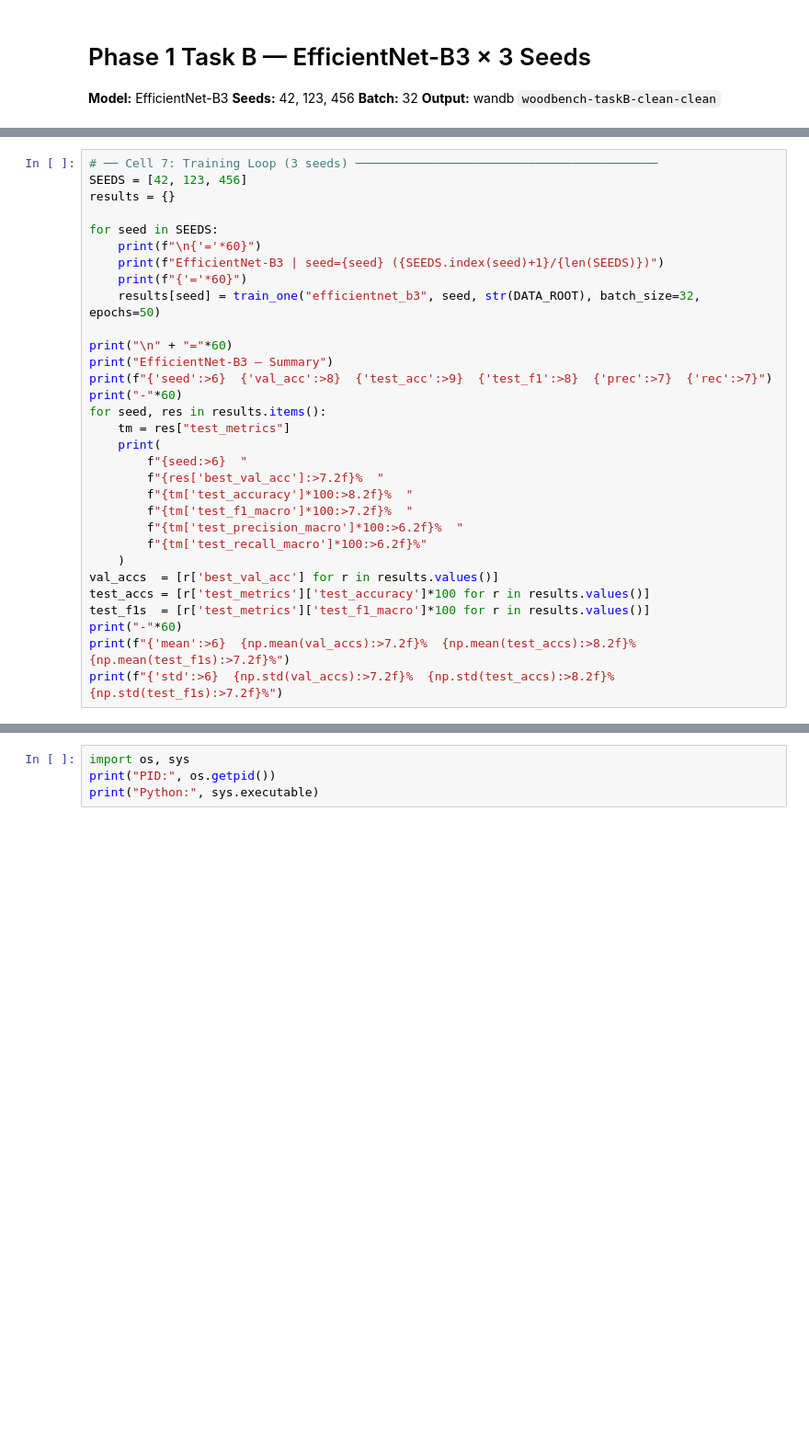
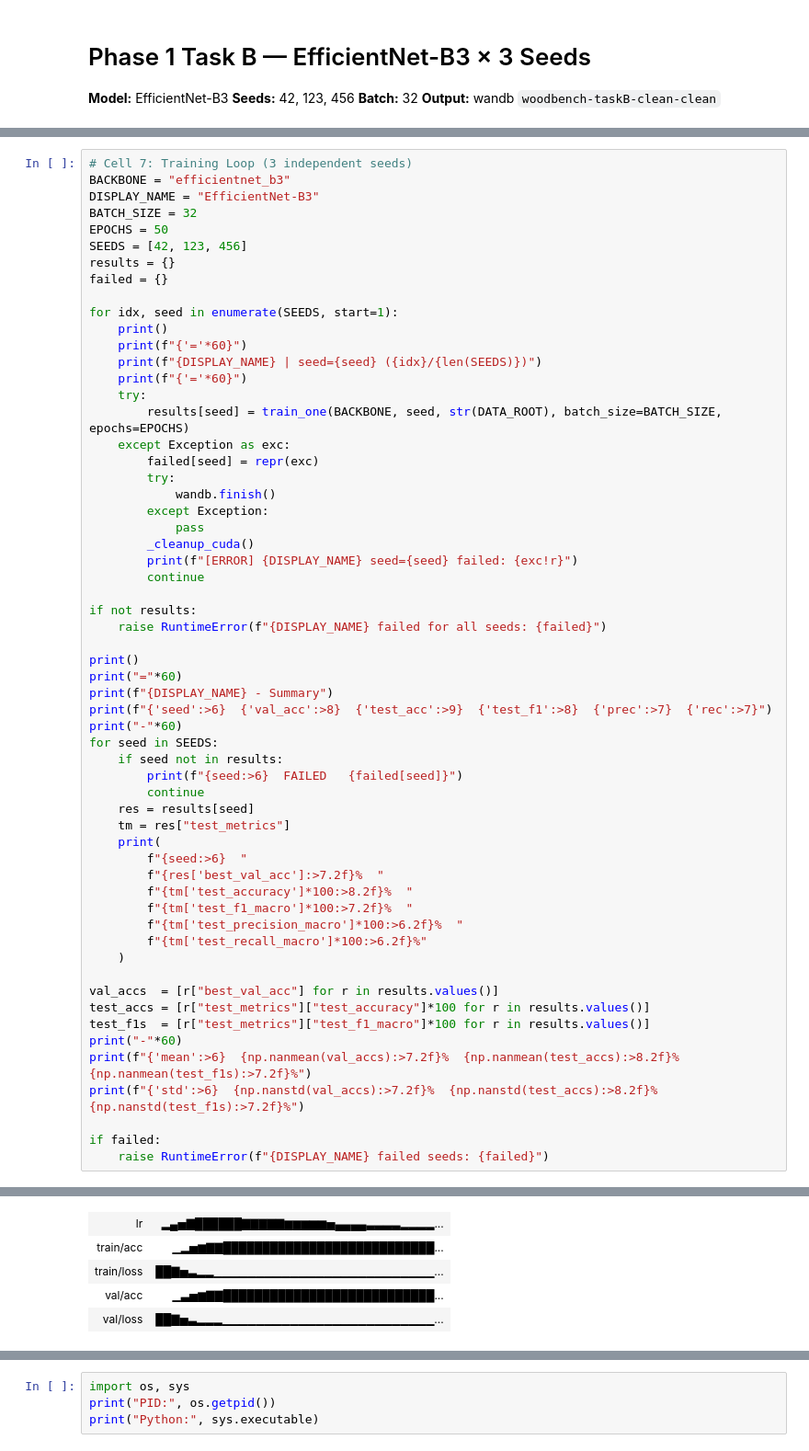
Before and after one commit to ManifoldsTeam/woodbench, a Jupyter notebook: notebooks/phase 1/task-B/M1_main/TaskB_efficientnet_b3.ipynb, the cells around one changed output, grey strips where cells are left out. Shown at 92% size. Cells and saved outputs as stored; diff of their text form; blank space fills up the shorter version.

```diff
--- a/notebooks/phase 1/task-B/M1_main/TaskB_efficientnet_b3.ipynb
+++ b/notebooks/phase 1/task-B/M1_main/TaskB_efficientnet_b3.ipynb
@@ -186,19 +346,43 @@ def train_one(backbone, seed, data_root, batch_size=32, epochs=50):
 # %%
-# ── Cell 7: Training Loop (3 seeds) ──────────────────────────────────────────
+# Cell 7: Training Loop (3 independent seeds)
+BACKBONE = "efficientnet_b3"
+DISPLAY_NAME = "EfficientNet-B3"
+BATCH_SIZE = 32
+EPOCHS = 50
 SEEDS = [42, 123, 456]
 results = {}
+failed = {}
 
-for seed in SEEDS:
-    print(f"\n{'='*60}")
-    print(f"EfficientNet-B3 | seed={seed} ({SEEDS.index(seed)+1}/{len(SEEDS)})")
+for idx, seed in enumerate(SEEDS, start=1):
+    print()
     print(f"{'='*60}")
-    results[seed] = train_one("efficientnet_b3", seed, str(DATA_ROOT), batch_size=32, epochs=50)
+    print(f"{DISPLAY_NAME} | seed={seed} ({idx}/{len(SEEDS)})")
+    print(f"{'='*60}")
+    try:
+        results[seed] = train_one(BACKBONE, seed, str(DATA_ROOT), batch_size=BATCH_SIZE, epochs=EPOCHS)
+    except Exception as exc:
+        failed[seed] = repr(exc)
+        try:
+            wandb.finish()
+        except Exception:
+            pass
+        _cleanup_cuda()
+        print(f"[ERROR] {DISPLAY_NAME} seed={seed} failed: {exc!r}")
+        continue
 
-print("\n" + "="*60)
-print("EfficientNet-B3 — Summary")
+if not results:
+    raise RuntimeError(f"{DISPLAY_NAME} failed for all seeds: {failed}")
+
+print()
+print("="*60)
+print(f"{DISPLAY_NAME} - Summary")
 print(f"{'seed':>6}  {'val_acc':>8}  {'test_acc':>9}  {'test_f1':>8}  {'prec':>7}  {'rec':>7}")
 print("-"*60)
-for seed, res in results.items():
+for seed in SEEDS:
+    if seed not in results:
+        print(f"{seed:>6}  FAILED   {failed[seed]}")
+        continue
+    res = results[seed]
     tm = res["test_metrics"]
     print(
         f"{seed:>6}  "
@@ -208,9 +392,14 @@ for seed, res in results.items():
         f"{tm['test_precision_macro']*100:>6.2f}%  "
         f"{tm['test_recall_macro']*100:>6.2f}%"
     )
-val_accs  = [r['best_val_acc'] for r in results.values()]
-test_accs = [r['test_metrics']['test_accuracy']*100 for r in results.values()]
-test_f1s  = [r['test_metrics']['test_f1_macro']*100 for r in results.values()]
+
+val_accs  = [r["best_val_acc"] for r in results.values()]
+test_accs = [r["test_metrics"]["test_accuracy"]*100 for r in results.values()]
+test_f1s  = [r["test_metrics"]["test_f1_macro"]*100 for r in results.values()]
 print("-"*60)
-print(f"{'mean':>6}  {np.mean(val_accs):>7.2f}%  {np.mean(test_accs):>8.2f}%  {np.mean(test_f1s):>7.2f}%")
-print(f"{'std':>6}  {np.std(val_accs):>7.2f}%  {np.std(test_accs):>8.2f}%  {np.std(test_f1s):>7.2f}%")
+print(f"{'mean':>6}  {np.nanmean(val_accs):>7.2f}%  {np.nanmean(test_accs):>8.2f}%  {np.nanmean(test_f1s):>7.2f}%")
+print(f"{'std':>6}  {np.nanstd(val_accs):>7.2f}%  {np.nanstd(test_accs):>8.2f}%  {np.nanstd(test_f1s):>7.2f}%")
+
+if failed:
+    raise RuntimeError(f"{DISPLAY_NAME} failed seeds: {failed}")
+# %% [output]
@@ -216,0 +420,5 @@ print(f"{'std':>6}  {np.std(val_accs):>7.2f}%  {np.std(test_accs):>8.2f}%  {np.s
+| lr | ▂▄▅▇██████▇▇▇▇▇▆▆▆▆▆▅▄▄▄▄▃▃▃▃▂▂▂▂... |
+| train/acc | ▁▂▅▆▇▇███████████████████████████... |
+| train/loss | ██▇▅▃▂▂▁▁▁▁▁▁▁▁▁▁▁▁▁▁▁▁▁▁▁▁▁▁▁▁▁▁... |
+| val/acc | ▁▃▅▆▇▇███████████████████████████... |
+| val/loss | ██▇▅▃▂▂▂▁▁▁▁▁▁▁▁▁▁▁▁▁▁▁▁▁▁▁▁▁▁▁▁▁... |
```
Also changed, not shown: parts of 8 cells of this notebook, 5 other files.
